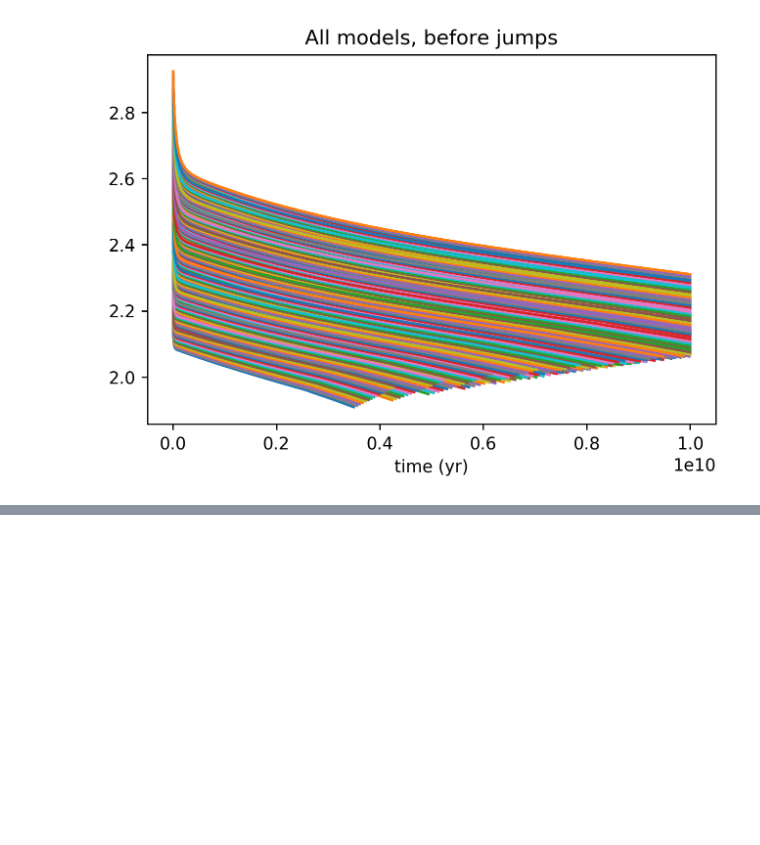
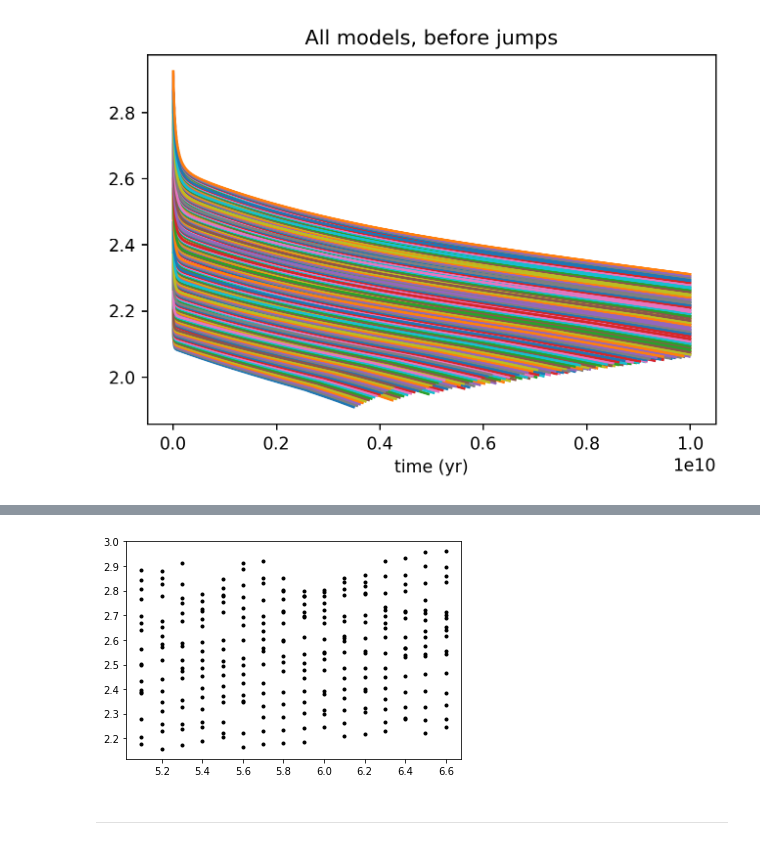
Before and after one commit to bridgethaas/subneptune-generator, a Jupyter notebook: practice.ipynb, the cells around one changed output, grey strips where cells are left out. Cells and saved outputs as stored; diff of their text form; code cells hidden in the pictures; blank space fills up the shorter version.

```diff
--- a/practice.ipynb
+++ b/practice.ipynb
@@ -4,7 +4,10 @@ import os
 import numpy as np
 import mesa_reader as mr
 import matplotlib.pyplot as plt
+import matplotlib
 from scipy import interpolate
+
+matplotlib.rcParams['figure.facecolor'] = 'white'
 # %%
 class Animal(object):
     def __repr__(self):
@@ -107,7 +110,7 @@ class Planet():
 
         self.fnames = self.format_file_names()
 
-        self.grid_masses, self.grid_radii, self.grid_fs, self.grid_ages = self.load_models(self.fnames)
+        self.grid_masses, self.grid_radii, self.grid_fs, self.grid_ages, self.grid_luminosities = self.load_models(self.fnames)
 
 
     def format_file_names(self,formatter=None):
@@ -136,6 +139,7 @@ class Planet():
         radii = []
         fs = []
         ages = []
+        luminosities = []
 
         max_len = 0
 
@@ -150,23 +154,34 @@ class Planet():
             radii.append(h.radius*rfrac)
             fs.append(envelope_fraction(h))
             ages.append(h.star_age)
+            luminosities.append(np.float64(h.luminosity))
 
-            if len(h.star_age) > max_len:
-                max_len = len(h.star_age)
+            if type(h.star_age) == np.ndarray:
+                if len(h.star_age) > max_len:
+                    max_len = len(h.star_age)
+            else:
+                if max_len < 1:
+                    max_len = 1
+                else:
+                    pass
 
-        arrays = [masses, radii, fs, ages]
+        arrays = [masses, radii, fs, ages, luminosities]
         square_arrays = [np.zeros((len(fnames),max_len))+np.nan for arr in arrays]
         for i, arr in enumerate(arrays):
             for j, model_arr in enumerate(arr):
-                this_len = len(model_arr)
-                square_arrays[i][j,:this_len] = model_arr
+                if type(model_arr) == np.ndarray:
+                    this_len = len(model_arr)
+                    square_arrays[i][j,:this_len] = model_arr
+                else:
+                    this_len = 1
+                    square_arrays[i][j] = model_arr
 
         return square_arrays
 # %%
 k2146b = Planet('K2-146b',
                 5.77, 0.18,
                 2.04, 0.006,
-                'data/146b_fine',
+                'data/old/146b_fine',
                 mpList=np.arange(5.1, 6.6+0.1, 0.1),
                 fList=np.arange(0.004,0.02+0.001,0.001),
                 orbitalList=[0.02584],
@@ -287,0 +409,13 @@ not (a and b) -> not a or not b -> either doesnt go back in time or it does and
+# %%
+b_pre = EarlyPlanet('K2-146b',
+                5.77, 0.18,
+                2.04, 0.006,
+                'data/old/146b_fine',
+                mpList=np.arange(5.1, 6.6+0.1, 0.1),
+                fList=np.arange(0.004,0.02+0.001,0.001),
+                orbitalList=[0.02584],
+                entropyList=[7.20, 7.21, 7.21, 7.22, 7.22, 7.22, 7.23, 7.23,
+                             7.24, 7.24, 7.24, 7.25, 7.25, 7.26, 7.26, 7.26],
+                stage='irrad'
+
+)
@@ -287,0 +438,7 @@ not (a and b) -> not a or not b -> either doesnt go back in time or it does and
+# %%
+plt.plot(b_pre.grid_masses[:,0], b_pre.grid_radii[:,0], 'k.')
+plt.show()
+# %% [output]
+[figure, added]
+# %% [markdown]
+-------------------------------------------------------
```
Also changed, not shown: parts of 45 cells of this notebook.
